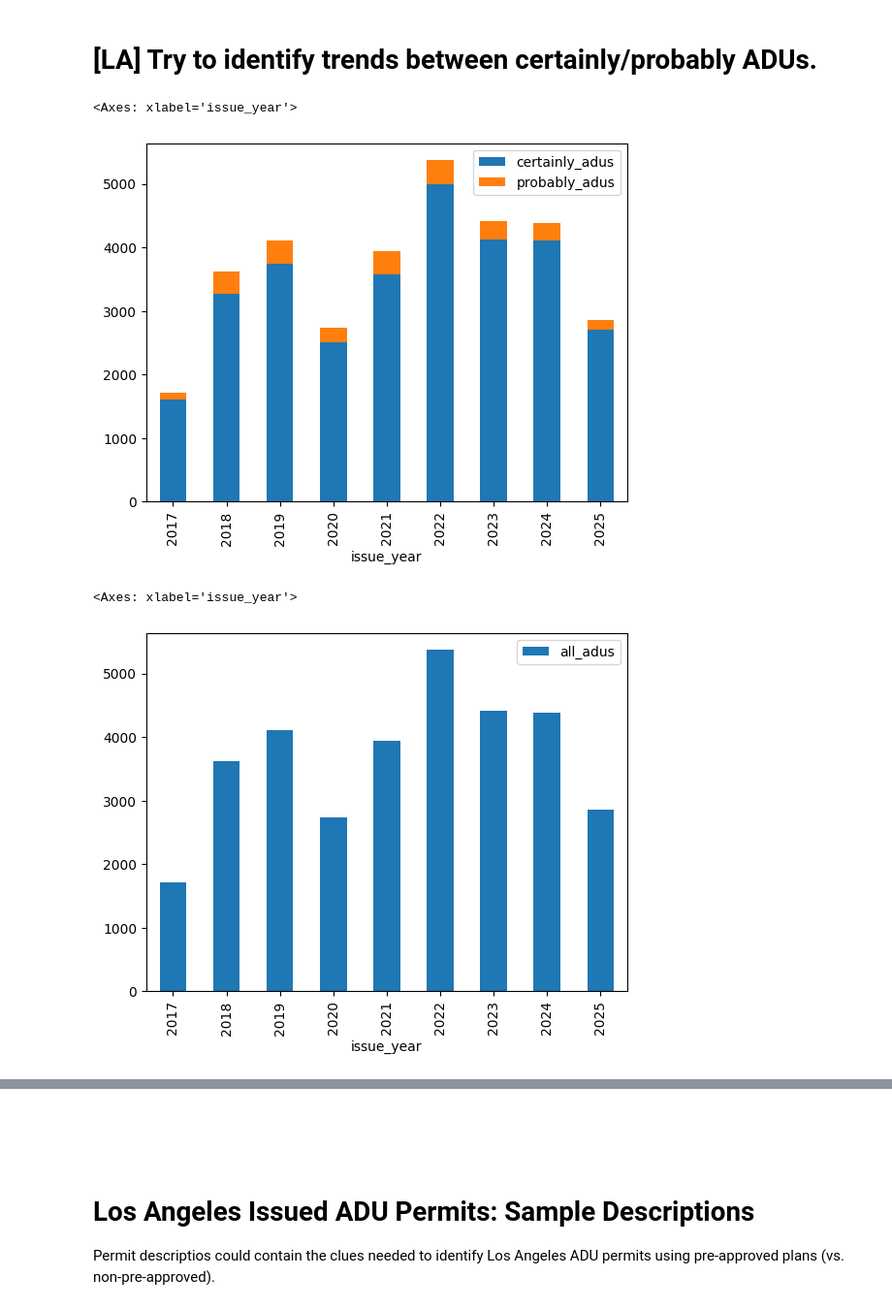
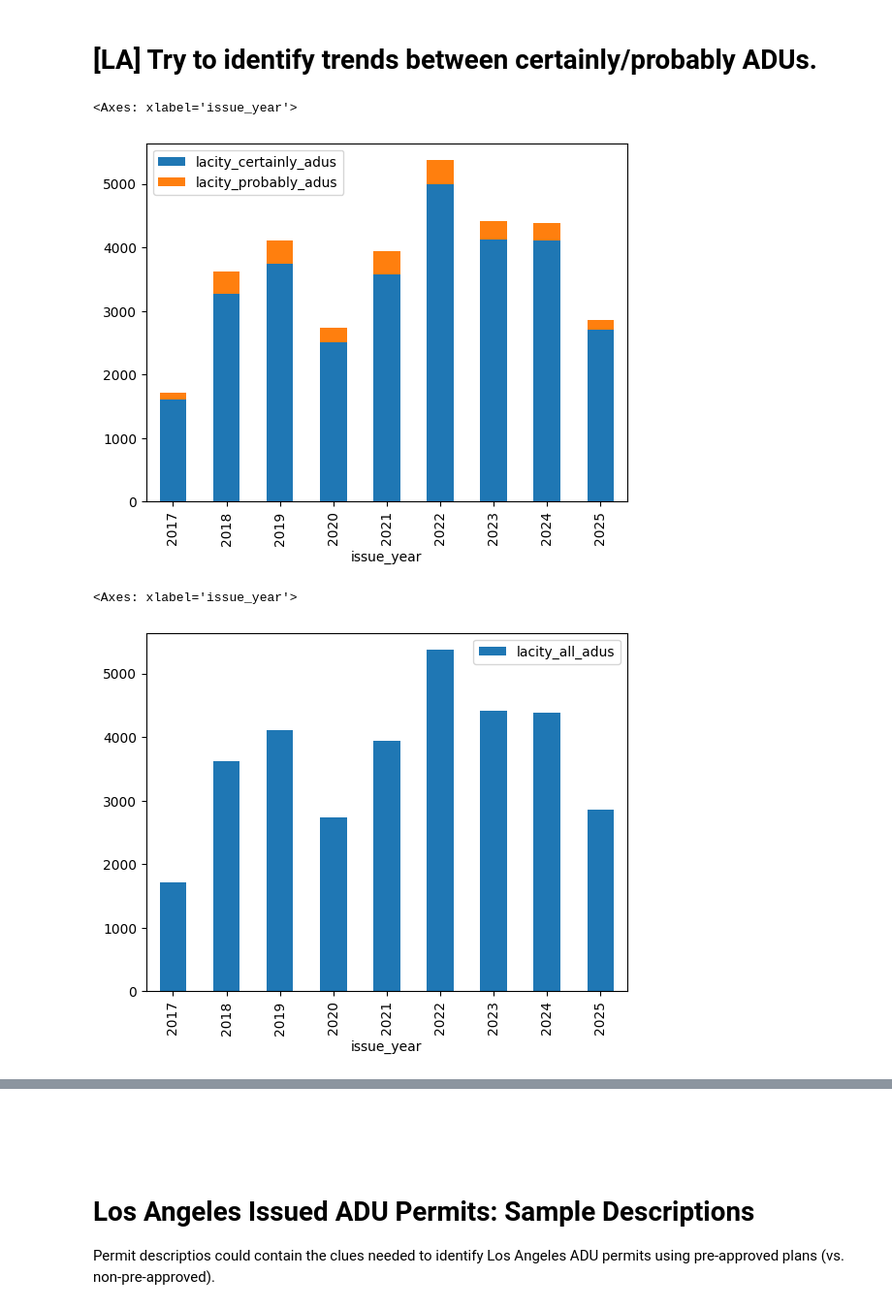
Before and after one commit to pwnage101/adus_research, a Jupyter notebook: ADUs.ipynb, the cells around one changed output, grey strips where cells are left out. Shown at 97% size. Saved outputs shown, nothing was run; the diff lists cells and outputs as text; code cells hidden in the pictures.

```diff
--- a/ADUs.ipynb
+++ b/ADUs.ipynb
@@ -117,23 +117,23 @@ permits_lacity = duckdb.query(sql_string).df()
 # %%
 sql_string = """
   SELECT issue_year,
-         sum(certainly_adu) as certainly_adus,
-         sum(probably_adu) as probably_adus,
-         sum(certainly_adu) + sum(probably_adu) as all_adus
+         sum(certainly_adu) as lacity_certainly_adus,
+         sum(probably_adu) as lacity_probably_adus,
+         sum(certainly_adu) + sum(probably_adu) as lacity_all_adus
     FROM permits_lacity
    WHERE (certainly_adu or probably_adu)
      AND issue_year >= 2017
 group by issue_year
 order by issue_year
 """
 
-adu_permits_issued_by_year = duckdb.query(sql_string).df()
-adu_permits_issued_by_year.plot(x='issue_year', y=['certainly_adus', 'probably_adus'], kind='bar', stacked=True)
+lacity_adu_permits_issued_by_year = duckdb.query(sql_string).df()
+lacity_adu_permits_issued_by_year.plot(x='issue_year', y=['lacity_certainly_adus', 'lacity_probably_adus'], kind='bar', stacked=True)
 # %% [output]
 <Axes: xlabel='issue_year'>
-[figure, old version]
+[figure, new version]
 # %%
-adu_permits_issued_by_year.plot(x='issue_year', y=['all_adus'], kind='bar')
+lacity_adu_permits_issued_by_year.plot(x='issue_year', y=['lacity_all_adus'], kind='bar')
 # %% [output]
 <Axes: xlabel='issue_year'>
-[figure, old version]
+[figure, new version]
```
Also changed, not shown: parts of 3 cells of this notebook.
